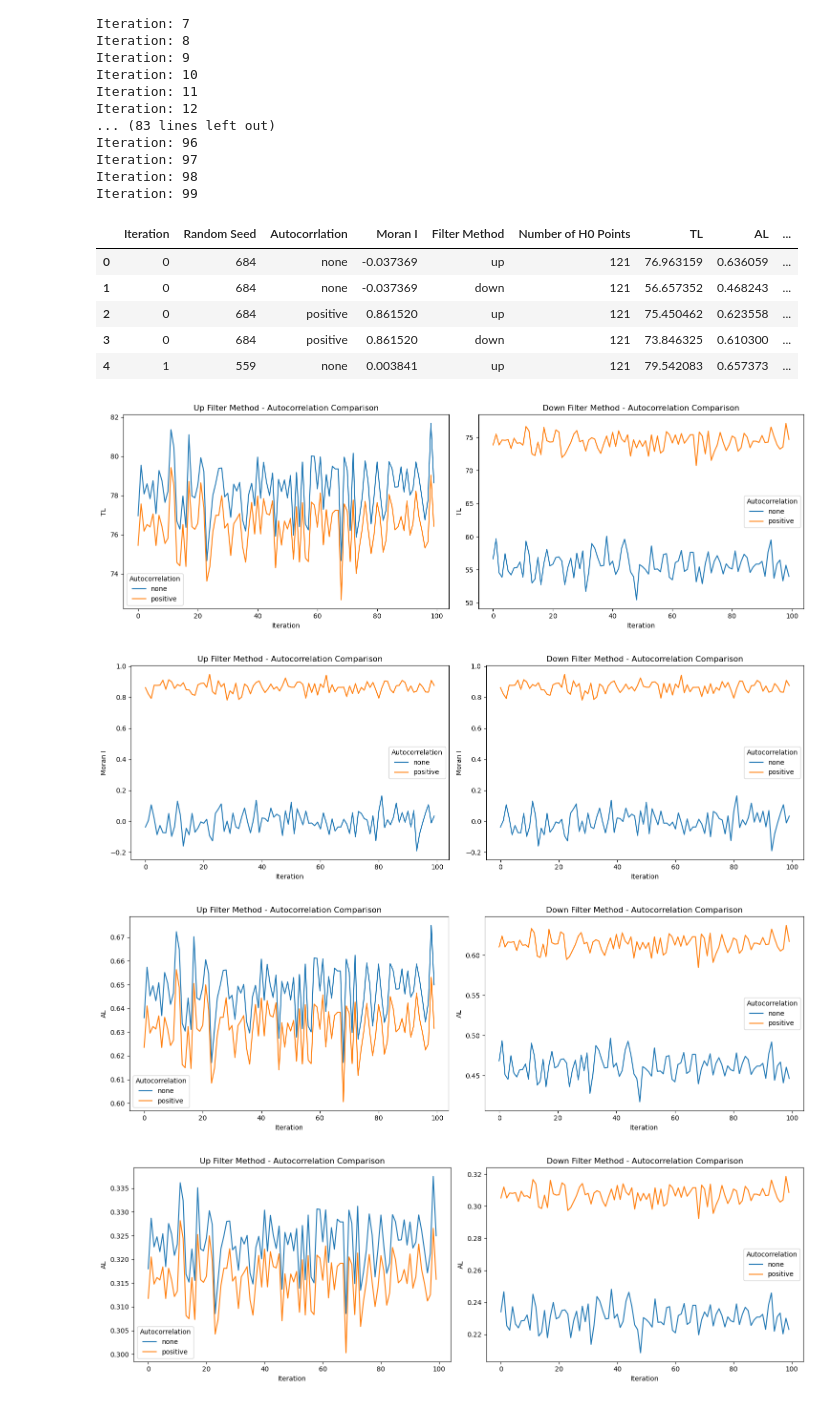
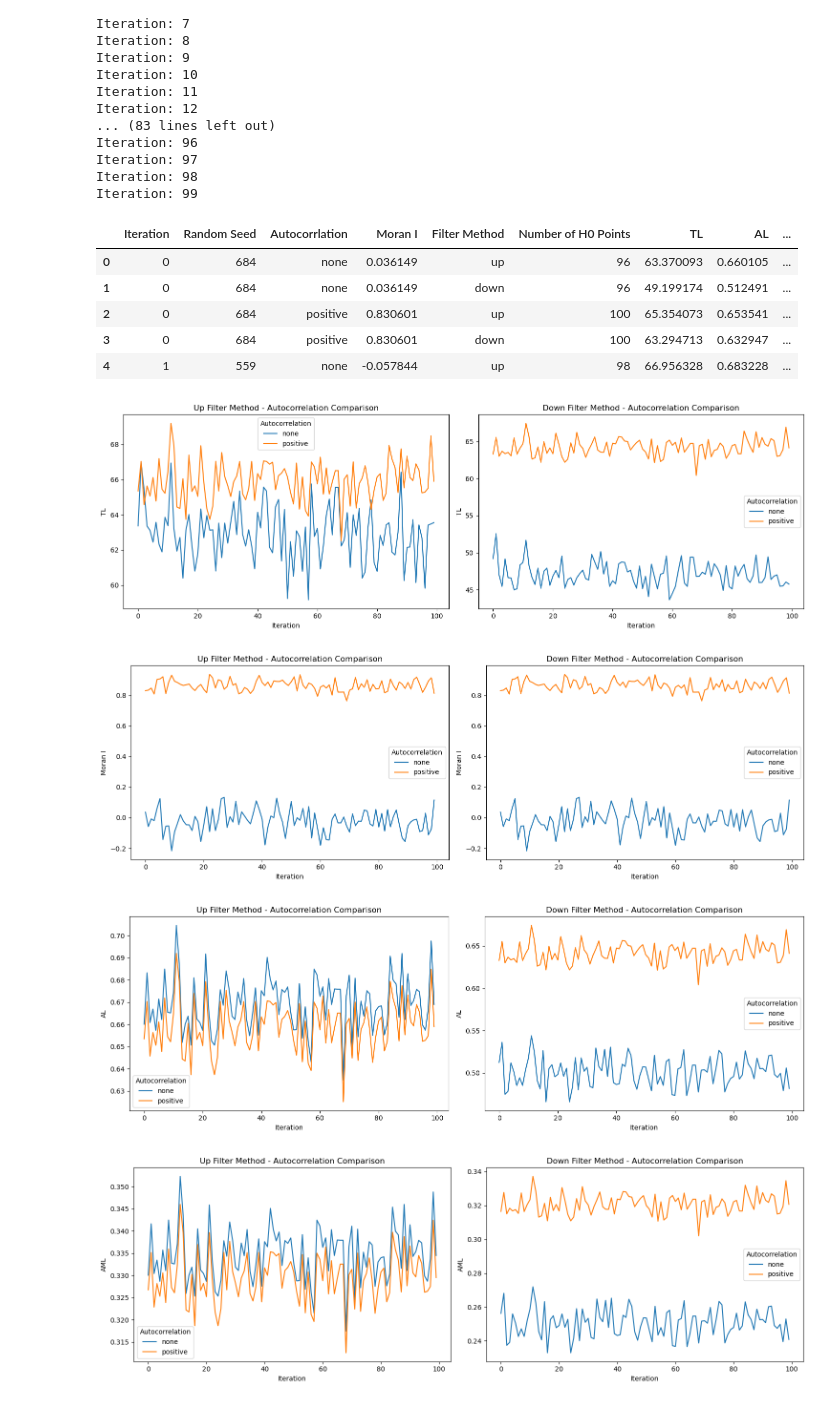
Before and after one commit to hashansl/universal-experiment-lab, a Jupyter notebook: experiment_6_simulation_v/multiple_experiments.ipynb, the cells around one changed output. Drawn from its saved outputs; the diff is of its cells as text; code cells hidden in the pictures.

Commit message:
Simulation: Different spatial patterns to understand behavior of TDA adjacency method

```diff
--- a/experiment_6_simulation_v/multiple_experiments.ipynb
+++ b/experiment_6_simulation_v/multiple_experiments.ipynb
@@ -11,7 +13,7 @@ from plot_utills import plot_simplicial_complex_gif
 from calculate_tda_summaries import compute_persistence
 # %%
 NUM_OF_ITERATIONS = 100
-GRID_SIZE = 11
+GRID_SIZE = 10
 
 # Set the random seed
 np.random.seed(0)
@@ -36,7 +38,7 @@ for iter in range(NUM_OF_ITERATIONS):
         for filter_method in ['up', 'down']:
 
             # Initialize the AdjacencySimplex class
-            adj_simplex = AdjacencySimplex(gdf, 'Value', threshold = None, filter_method = filter_method)
+            adj_simplex = AdjacencySimplex(gdf, 'Value', threshold = [0,0.7], filter_method = filter_method)
 
             # Filter the GeoDataFrame
             filtered_df,gdf_id = adj_simplex.filter_sort_gdf()
@@ -84,11 +86,11 @@ Iteration: 99
 results_df.head()
 # %% [output]
 |  | Iteration | Random Seed | Autocorrlation | Moran I | Filter Method | Number of H0 Points | TL | AL | ... |
-| 0 | 0 | 684 | none | -0.037369 | up | 121 | 76.963159 | 0.636059 | ... |
-| 1 | 0 | 684 | none | -0.037369 | down | 121 | 56.657352 | 0.468243 | ... |
-| 2 | 0 | 684 | positive | 0.861520 | up | 121 | 75.450462 | 0.623558 | ... |
-| 3 | 0 | 684 | positive | 0.861520 | down | 121 | 73.846325 | 0.610300 | ... |
-| 4 | 1 | 559 | none | 0.003841 | up | 121 | 79.542083 | 0.657373 | ... |
+| 0 | 0 | 684 | none | 0.036149 | up | 96 | 63.370093 | 0.660105 | ... |
+| 1 | 0 | 684 | none | 0.036149 | down | 96 | 49.199174 | 0.512491 | ... |
+| 2 | 0 | 684 | positive | 0.830601 | up | 100 | 65.354073 | 0.653541 | ... |
+| 3 | 0 | 684 | positive | 0.830601 | down | 100 | 63.294713 | 0.632947 | ... |
+| 4 | 1 | 559 | none | -0.057844 | up | 98 | 66.956328 | 0.683228 | ... |
 # %%
 import matplotlib.pyplot as plt
 
@@ -123,7 +125,7 @@ for i, filter_method in enumerate(filter_methods):
 plt.tight_layout()
 plt.show()
 # %% [output]
-[figure, old version]
+[figure, new version]
 # %%
 import matplotlib.pyplot as plt
 
@@ -158,7 +160,7 @@ for i, filter_method in enumerate(filter_methods):
 plt.tight_layout()
 plt.show()
 # %% [output]
-[figure, old version]
+[figure, new version]
 # %%
 import matplotlib.pyplot as plt
 
@@ -193,42 +195,42 @@ for i, filter_method in enumerate(filter_methods):
 plt.tight_layout()
 plt.show()
 # %% [output]
-[figure, old version]
+[figure, new version]
 # %%
 import matplotlib.pyplot as plt
 
 # Ensure results_df is defined in the environment before running this
 if 'results_df' not in locals():
     raise NameError("The dataframe 'results_df' is not defined. Please ensure it is loaded.")
 
 # Define filter methods
 filter_methods = ['up', 'down']
 titles = ["Up Filter Method", "Down Filter Method"]
 
 # Create subplots for filter method comparison, then group by autocorrelation
 fig, axes = plt.subplots(1, 2, figsize=(15, 5))
 
 for i, filter_method in enumerate(filter_methods):
     # Step 1: Filter the dataframe by filter method (up/down)
     filtered_df = results_df[results_df['Filter Method'] == filter_method]
 
     # Step 2: Group by autocorrelation, then by iteration, and compute mean TL
     grouped_df = filtered_df.groupby(['Autocorrlation', 'Iteration'])['AML'].mean().unstack(0)
 
     # Step 3: Plot the grouped data
     grouped_df.plot(ax=axes[i])
 
     # Set plot titles and labels
     axes[i].set_title(f"{titles[i]} - Autocorrelation Comparison")
     axes[i].set_xlabel("Iteration")
-    axes[i].set_ylabel("AL")
+    axes[i].set_ylabel("AML")
     axes[i].legend(title="Autocorrelation")
 
 # Adjust layout for better clarity
 plt.tight_layout()
 plt.show()
 # %% [output]
-[figure, old version]
+[figure, new version]
 # %%
 results_df.head()
 # %% [output]
```
Also changed, not shown: parts of 5 cells of this notebook.
